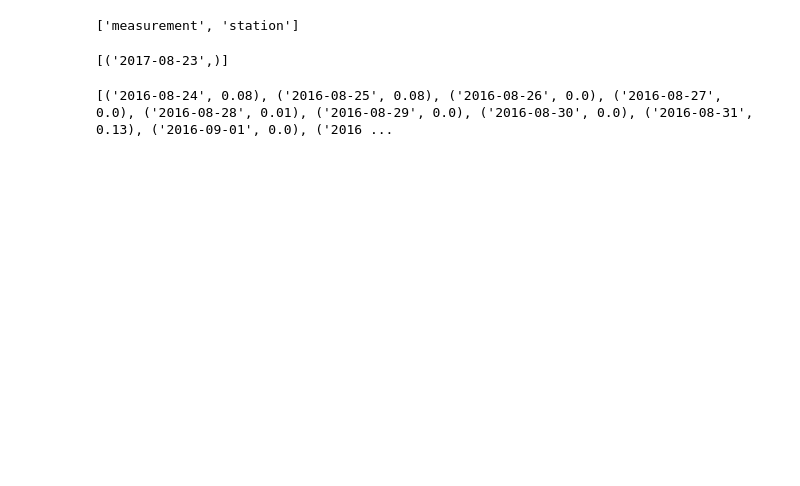
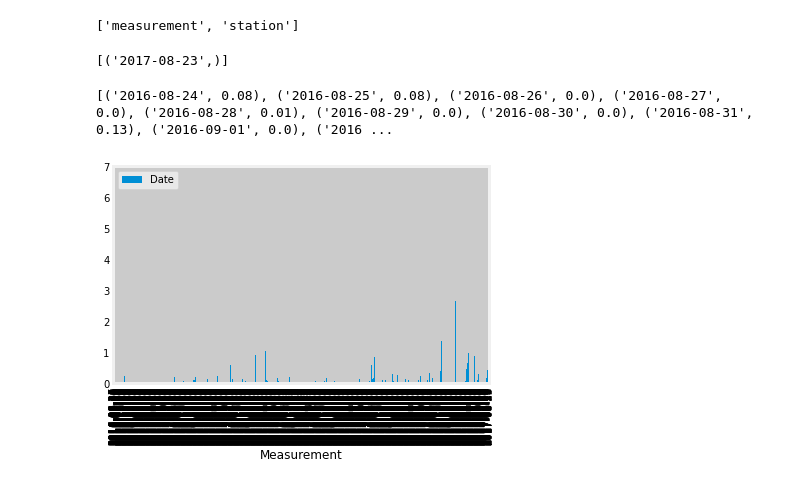
Before and after one commit to Mndblwin/sqlalchemy-challenge, a Jupyter notebook: sqlalchemy.ipynb, the cells around one changed output. Saved outputs shown, nothing was run; the diff lists cells and outputs as text; code cells hidden in the pictures; blank space fills up the shorter version.

Commit message:
quick plot of 12 months precip

```diff
--- a/sqlalchemy.ipynb
+++ b/sqlalchemy.ipynb
@@ -47,6 +47,17 @@ precipt_info = session.query(Measurement.date, Measurement.prcp).filter(Measurem
 print(precipt_info)
 # %% [output]
 [('2016-08-24', 0.08), ('2016-08-25', 0.08), ('2016-08-26', 0.0), ('2016-08-27', 0.0), ('2016-08-28', 0.01), ('2016-08-29', 0.0), ('2016-08-30', 0.0), ('2016-08-31', 0.13), ('2016-09-01', 0.0), ('2016 ...
+# %%
+# Design a query to retrieve the last 12 months of precipitation data and plot the results.
+# Starting from the most recent data point in the database.
+
+rain_rain = pd.DataFrame(precipt_info, columns=['Measurement','Date'])
+rain_rain.set_index('Measurement', inplace=True)
+rain_rain.plot.bar()
+plt.tight_layout
+plt.show()
+# %% [output]
+[figure, added]
 # %%
 # Calculate the date one year from the last date in data set.
 # %%
```
